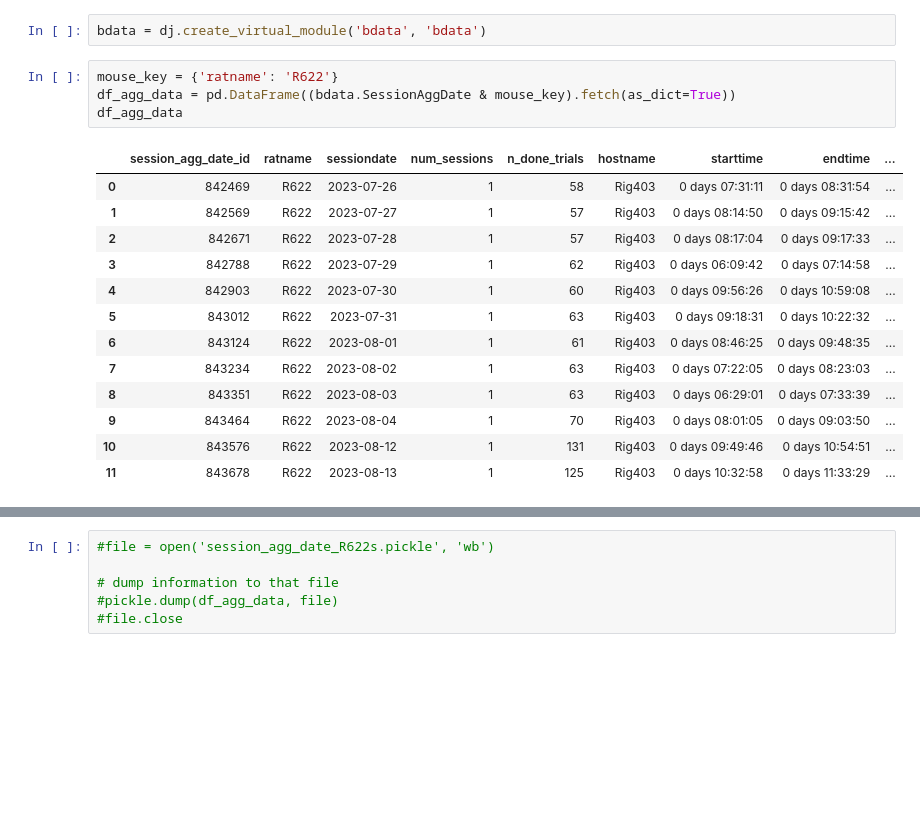
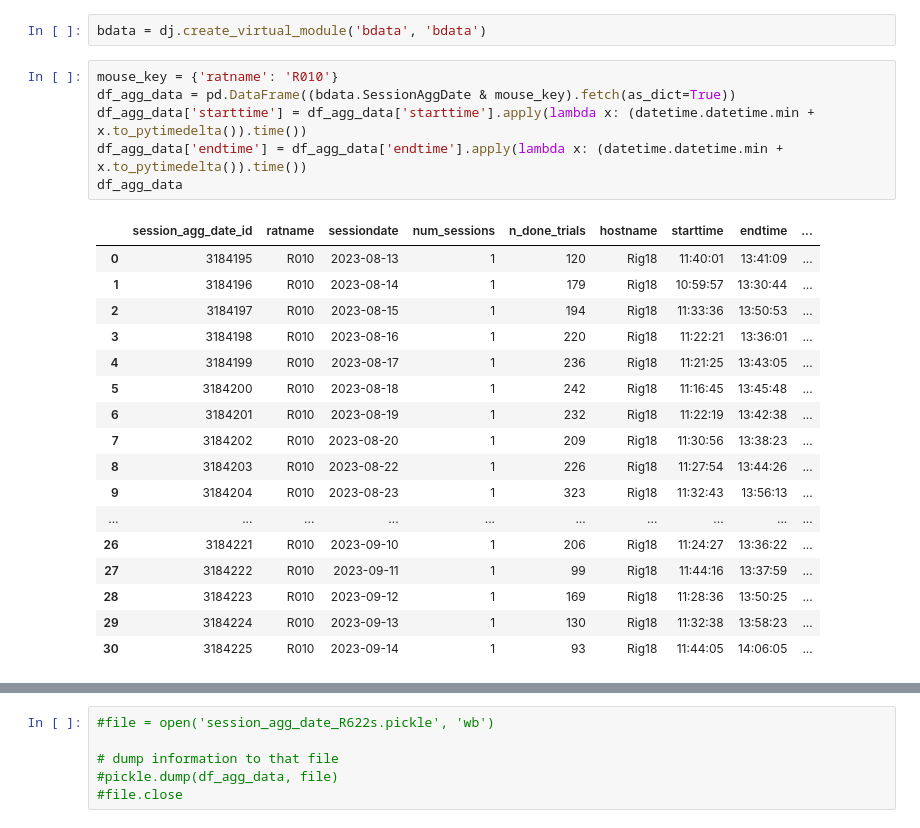
Before and after one commit to Brody-Lab/bl_pipeline_python, a Jupyter notebook: notebooks/tutorials/Read_agg_date_table.ipynb, the cells around one changed output, grey strips where cells are left out. Cells and saved outputs as stored; diff of their text form; blank space fills up the shorter version.

Commit message:
Convert timedelta to time on starttime, endtime agg asesion data

```diff
--- a/notebooks/tutorials/Read_agg_date_table.ipynb
+++ b/notebooks/tutorials/Read_agg_date_table.ipynb
@@ -28,20 +29,26 @@ DataJoint connection (connected) alvaros@bdata00.pni.princeton.edu:3306
 # %%
 bdata = dj.create_virtual_module('bdata', 'bdata')
 # %%
-mouse_key = {'ratname': 'R622'}
+mouse_key = {'ratname': 'R010'}
 df_agg_data = pd.DataFrame((bdata.SessionAggDate & mouse_key).fetch(as_dict=True))
+df_agg_data['starttime'] = df_agg_data['starttime'].apply(lambda x: (datetime.datetime.min + x.to_pytimedelta()).time())
+df_agg_data['endtime'] = df_agg_data['endtime'].apply(lambda x: (datetime.datetime.min + x.to_pytimedelta()).time())
 df_agg_data
 # %% [output]
 |  | session_agg_date_id | ratname | sessiondate | num_sessions | n_done_trials | hostname | starttime | endtime | ... |
-| 0 | 842469 | R622 | 2023-07-26 | 1 | 58 | Rig403 | 0 days 07:31:11 | 0 days 08:31:54 | ... |
-| 1 | 842569 | R622 | 2023-07-27 | 1 | 57 | Rig403 | 0 days 08:14:50 | 0 days 09:15:42 | ... |
-| 2 | 842671 | R622 | 2023-07-28 | 1 | 57 | Rig403 | 0 days 08:17:04 | 0 days 09:17:33 | ... |
-| 3 | 842788 | R622 | 2023-07-29 | 1 | 62 | Rig403 | 0 days 06:09:42 | 0 days 07:14:58 | ... |
-| 4 | 842903 | R622 | 2023-07-30 | 1 | 60 | Rig403 | 0 days 09:56:26 | 0 days 10:59:08 | ... |
-| 5 | 843012 | R622 | 2023-07-31 | 1 | 63 | Rig403 | 0 days 09:18:31 | 0 days 10:22:32 | ... |
-| 6 | 843124 | R622 | 2023-08-01 | 1 | 61 | Rig403 | 0 days 08:46:25 | 0 days 09:48:35 | ... |
-| 7 | 843234 | R622 | 2023-08-02 | 1 | 63 | Rig403 | 0 days 07:22:05 | 0 days 08:23:03 | ... |
-| 8 | 843351 | R622 | 2023-08-03 | 1 | 63 | Rig403 | 0 days 06:29:01 | 0 days 07:33:39 | ... |
-| 9 | 843464 | R622 | 2023-08-04 | 1 | 70 | Rig403 | 0 days 08:01:05 | 0 days 09:03:50 | ... |
-| 10 | 843576 | R622 | 2023-08-12 | 1 | 131 | Rig403 | 0 days 09:49:46 | 0 days 10:54:51 | ... |
-| 11 | 843678 | R622 | 2023-08-13 | 1 | 125 | Rig403 | 0 days 10:32:58 | 0 days 11:33:29 | ... |
+| 0 | 3184195 | R010 | 2023-08-13 | 1 | 120 | Rig18 | 11:40:01 | 13:41:09 | ... |
+| 1 | 3184196 | R010 | 2023-08-14 | 1 | 179 | Rig18 | 10:59:57 | 13:30:44 | ... |
+| 2 | 3184197 | R010 | 2023-08-15 | 1 | 194 | Rig18 | 11:33:36 | 13:50:53 | ... |
+| 3 | 3184198 | R010 | 2023-08-16 | 1 | 220 | Rig18 | 11:22:21 | 13:36:01 | ... |
+| 4 | 3184199 | R010 | 2023-08-17 | 1 | 236 | Rig18 | 11:21:25 | 13:43:05 | ... |
+| 5 | 3184200 | R010 | 2023-08-18 | 1 | 242 | Rig18 | 11:16:45 | 13:45:48 | ... |
+| 6 | 3184201 | R010 | 2023-08-19 | 1 | 232 | Rig18 | 11:22:19 | 13:42:38 | ... |
+| 7 | 3184202 | R010 | 2023-08-20 | 1 | 209 | Rig18 | 11:30:56 | 13:38:23 | ... |
+| 8 | 3184203 | R010 | 2023-08-22 | 1 | 226 | Rig18 | 11:27:54 | 13:44:26 | ... |
+| 9 | 3184204 | R010 | 2023-08-23 | 1 | 323 | Rig18 | 11:32:43 | 13:56:13 | ... |
+| ... | ... | ... | ... | ... | ... | ... | ... | ... | ... |
+| 26 | 3184221 | R010 | 2023-09-10 | 1 | 206 | Rig18 | 11:24:27 | 13:36:22 | ... |
+| 27 | 3184222 | R010 | 2023-09-11 | 1 | 99 | Rig18 | 11:44:16 | 13:37:59 | ... |
+| 28 | 3184223 | R010 | 2023-09-12 | 1 | 169 | Rig18 | 11:28:36 | 13:50:25 | ... |
+| 29 | 3184224 | R010 | 2023-09-13 | 1 | 130 | Rig18 | 11:32:38 | 13:58:23 | ... |
+| 30 | 3184225 | R010 | 2023-09-14 | 1 | 93 | Rig18 | 11:44:05 | 14:06:05 | ... |
```
Also changed, not shown: parts of 4 cells of this notebook.
